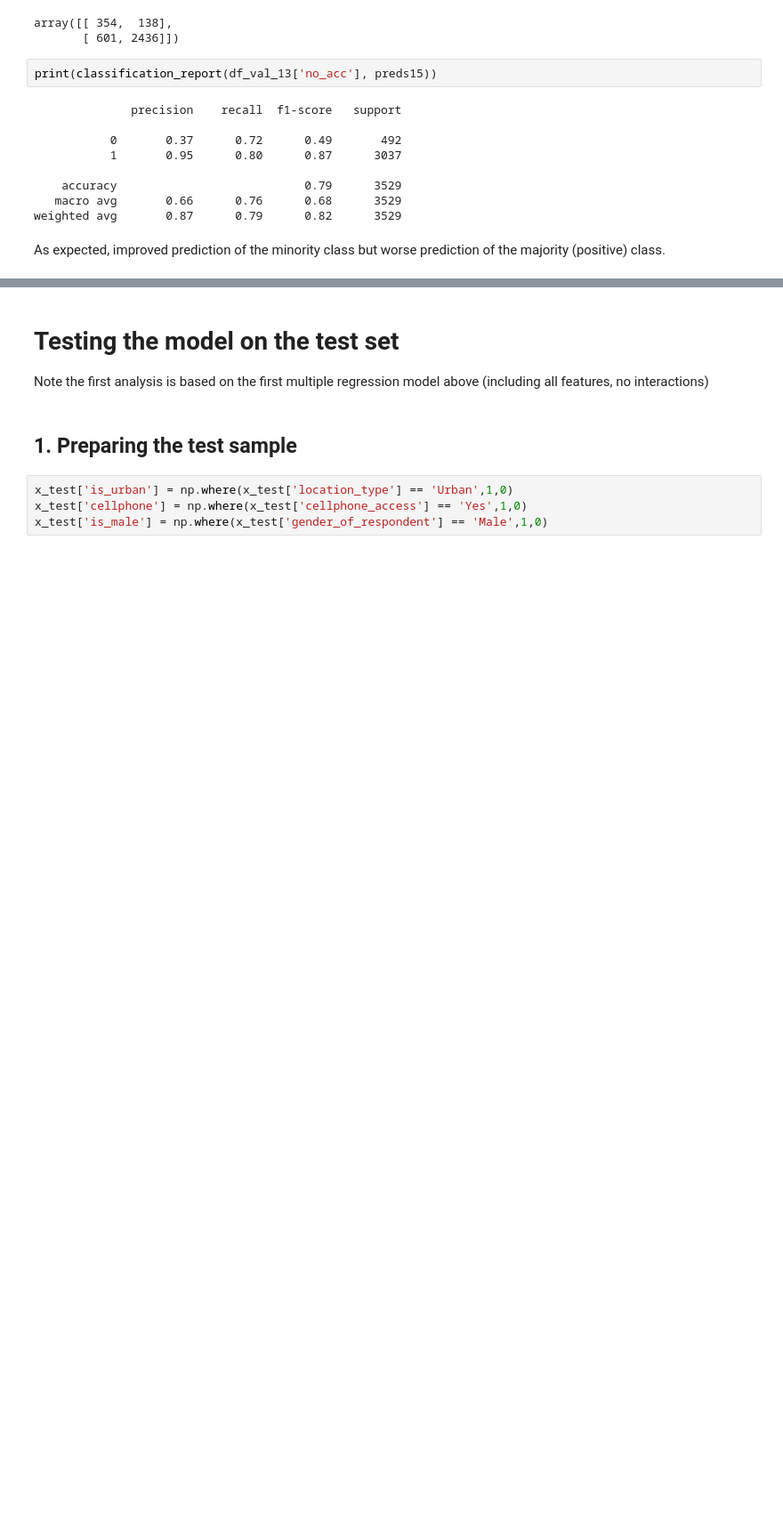
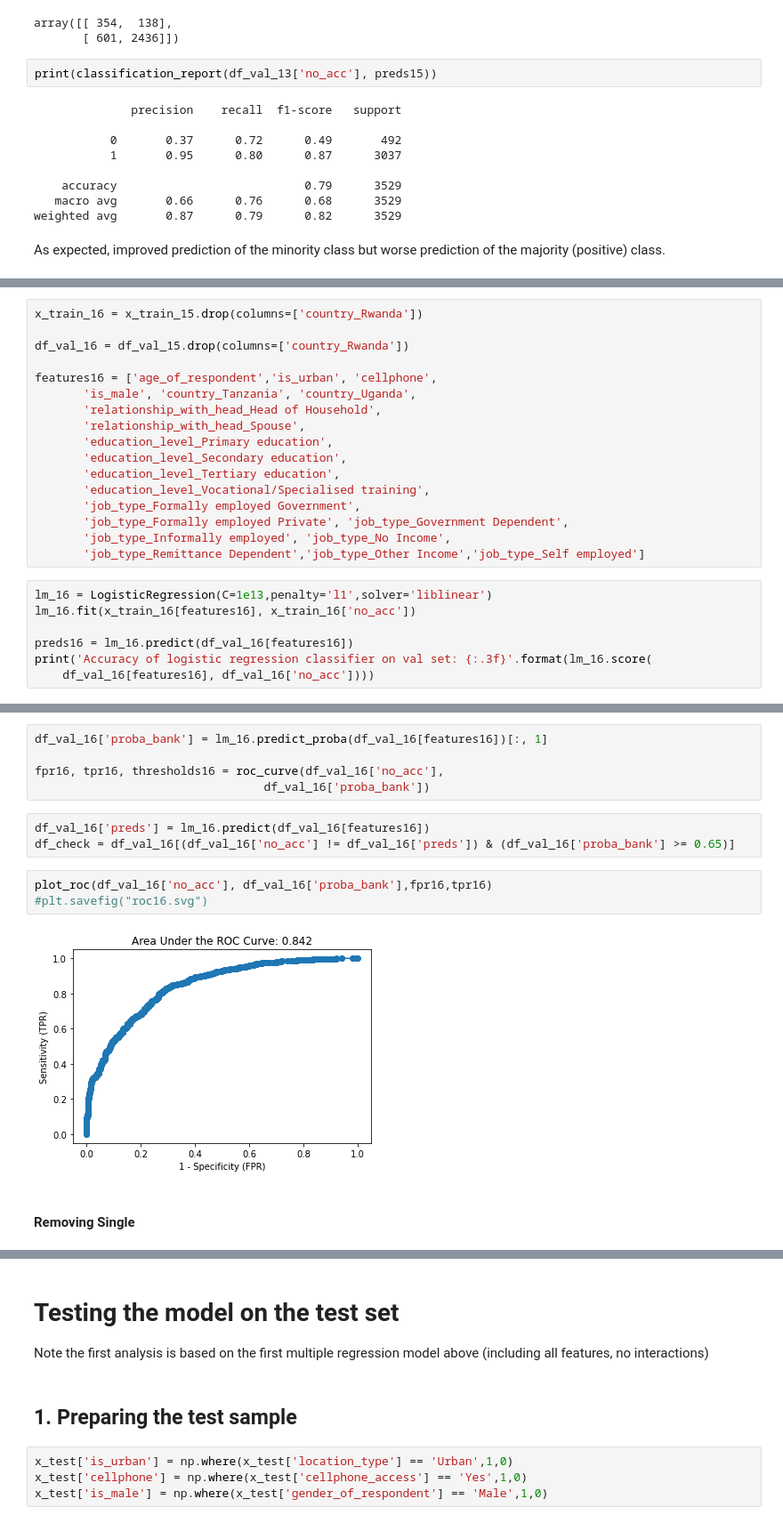
Before and after one commit to tawney-kirkland/03-mcnulty, a Jupyter notebook: 01-notebooks/data-processing_logreg-MAIN-FINAL.ipynb, the cells around one changed output, grey strips where cells are left out. Shown at 89% size. Cells and saved outputs as stored; diff of their text form; blank space fills up the shorter version.

```diff
--- a/01-notebooks/data-processing_logreg-MAIN-FINAL.ipynb
+++ b/01-notebooks/data-processing_logreg-MAIN-FINAL.ipynb
@@ -689,0 +772,24 @@ As expected, improved prediction of the minority class but worse prediction of t
+# %%
+x_train_16 = x_train_15.drop(columns=['country_Rwanda'])
+
+df_val_16 = df_val_15.drop(columns=['country_Rwanda'])
+
+features16 = ['age_of_respondent','is_urban', 'cellphone',
+       'is_male', 'country_Tanzania', 'country_Uganda',
+       'relationship_with_head_Head of Household',
+       'relationship_with_head_Spouse',
+       'education_level_Primary education',
+       'education_level_Secondary education',
+       'education_level_Tertiary education',
+       'education_level_Vocational/Specialised training',
+       'job_type_Formally employed Government',
+       'job_type_Formally employed Private', 'job_type_Government Dependent',
+       'job_type_Informally employed', 'job_type_No Income',
+       'job_type_Remittance Dependent','job_type_Other Income','job_type_Self employed']
+# %%
+lm_16 = LogisticRegression(C=1e13,penalty='l1',solver='liblinear')
+lm_16.fit(x_train_16[features16], x_train_16['no_acc'])
+
+preds16 = lm_16.predict(df_val_16[features16])
+print('Accuracy of logistic regression classifier on val set: {:.3f}'.format(lm_16.score(
+    df_val_16[features16], df_val_16['no_acc'])))
@@ -689,0 +841,15 @@ As expected, improved prediction of the minority class but worse prediction of t
+# %%
+df_val_16['proba_bank'] = lm_16.predict_proba(df_val_16[features16])[:, 1]
+
+fpr16, tpr16, thresholds16 = roc_curve(df_val_16['no_acc'],
+                                 df_val_16['proba_bank'])
+# %%
+df_val_16['preds'] = lm_16.predict(df_val_16[features16])
+df_check = df_val_16[(df_val_16['no_acc'] != df_val_16['preds']) & (df_val_16['proba_bank'] >= 0.65)]
+# %%
+plot_roc(df_val_16['no_acc'], df_val_16['proba_bank'],fpr16,tpr16)
+#plt.savefig("roc16.svg")
+# %% [output]
+[figure, added]
+# %% [markdown]
+#### Removing Single
```
Also changed, not shown: parts of 82 cells of this notebook.
